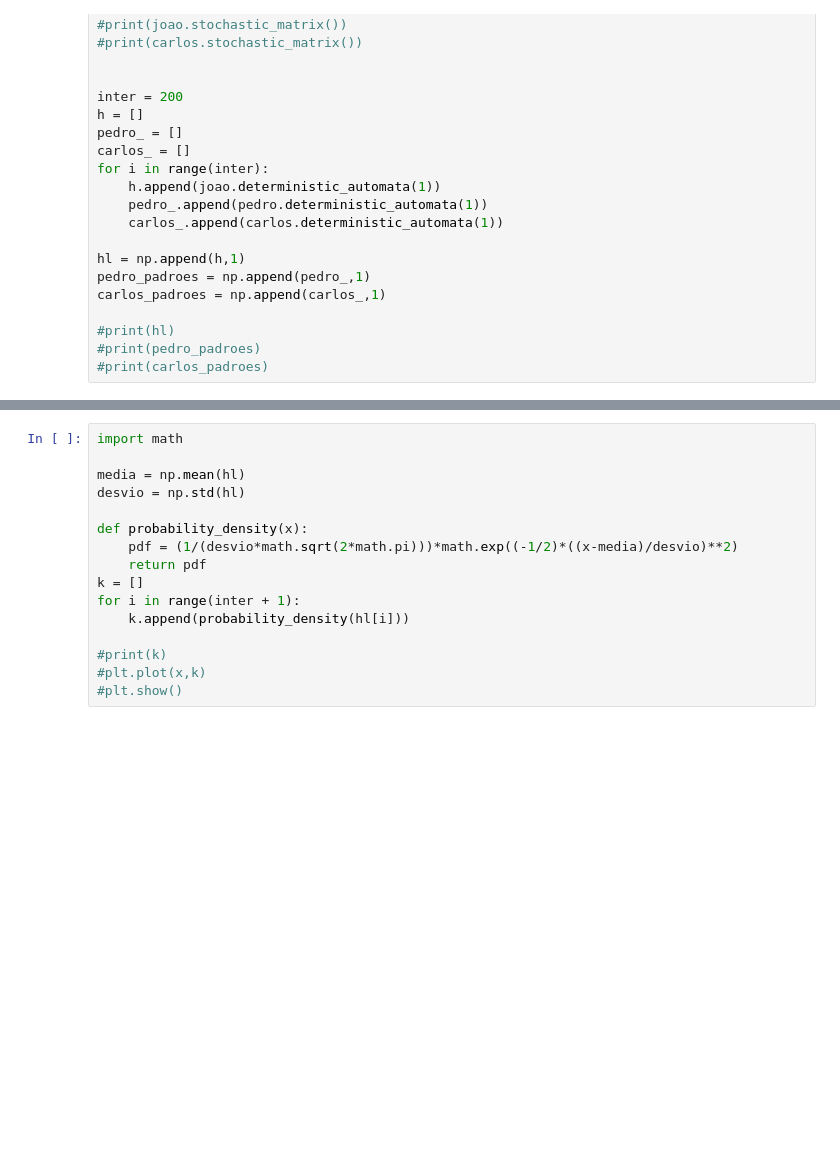
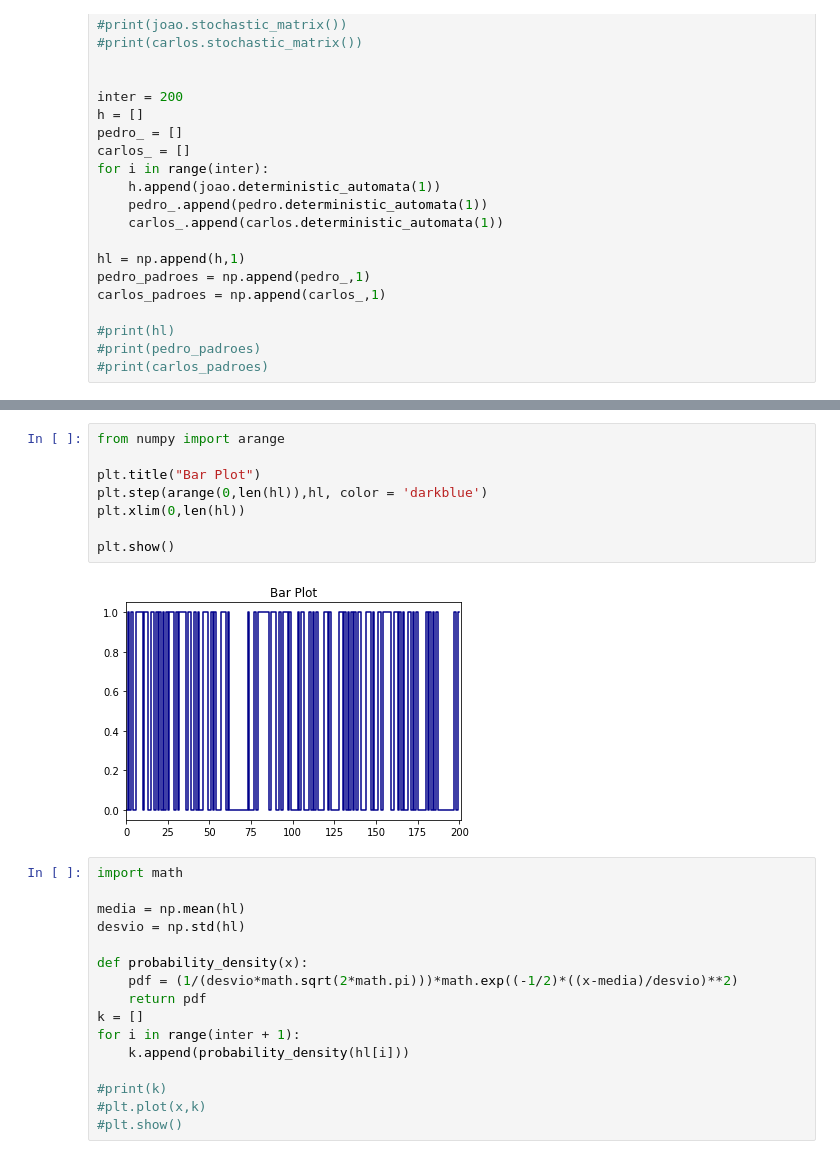
Before and after one commit to ricardotetti/pattern_recognition_and_analisys, a Jupyter notebook: proj_1/Projeto1.ipynb, the cells around one changed output, grey strips where cells are left out. Saved outputs shown, nothing was run; the diff lists cells and outputs as text; blank space fills up the shorter version.

```diff
--- a/proj_1/Projeto1.ipynb
+++ b/proj_1/Projeto1.ipynb
@@ -112,3 +120,13 @@ plt.show()
+# %%
+from numpy import arange
+
+plt.title("Bar Plot")
+plt.step(arange(0,len(hl)),hl, color = 'darkblue')
+plt.xlim(0,len(hl))
+
+plt.show()
+# %% [output]
+[figure, added]
 # %%
 import math
 
```
Also changed, not shown: parts of 3 cells of this notebook.
